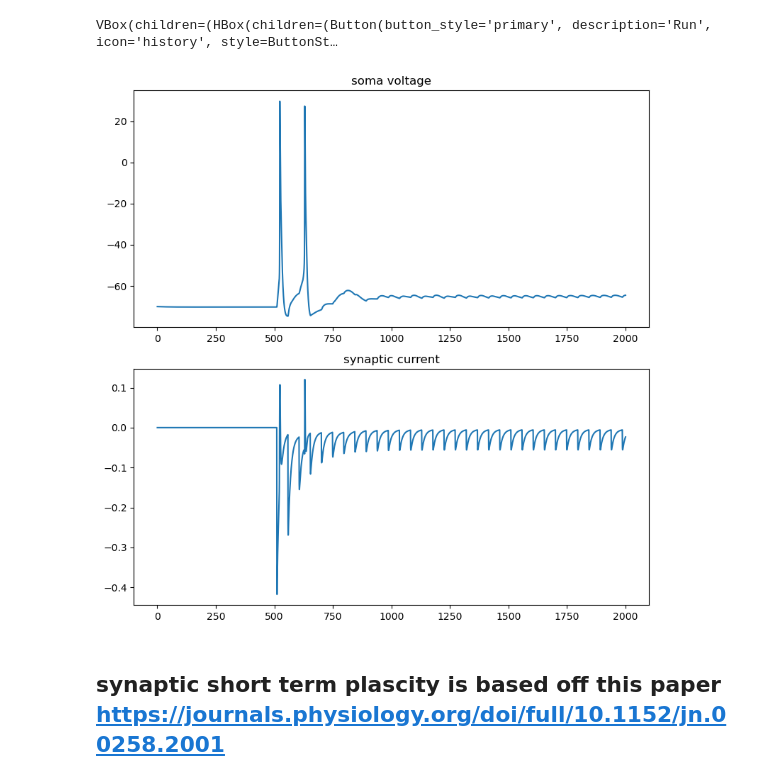
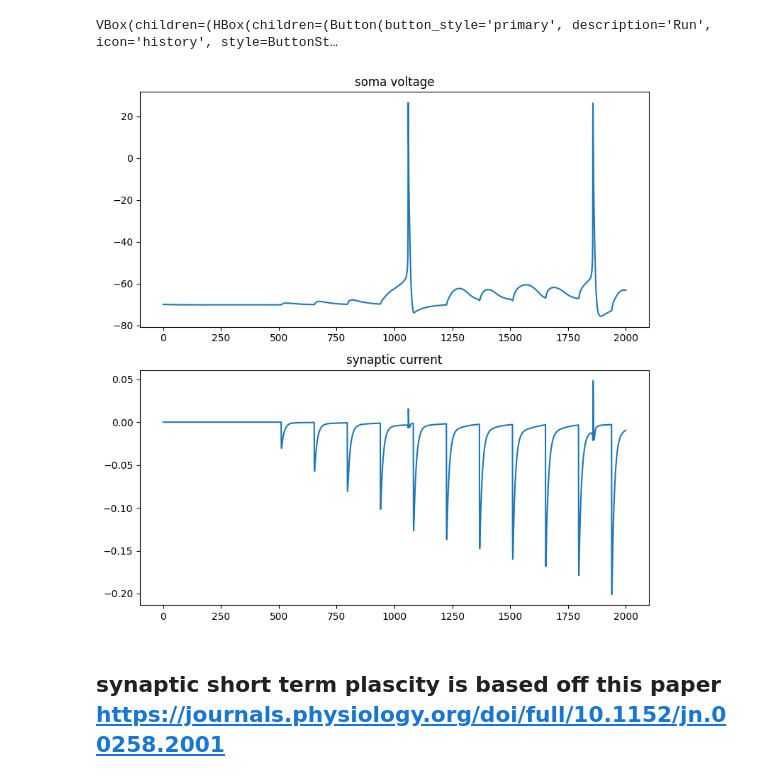
Before and after one commit to GregGlickert/Neural-Modeling-Manual, a Jupyter notebook: Chapter-3-Synaptic-Design/Section-2-Short-Term-Plasticity/Short-Term-Notebook.ipynb, the cells around one changed output. Drawn from its saved outputs; the diff is of its cells as text; code cells hidden in the pictures.

Commit message:
changed default dep value in fac syn

```diff
--- a/Chapter-3-Synaptic-Design/Section-2-Short-Term-Plasticity/Short-Term-Notebook.ipynb
+++ b/Chapter-3-Synaptic-Design/Section-2-Short-Term-Plasticity/Short-Term-Notebook.ipynb
@@ -93,8 +115,8 @@ w_fac_model = widgets.Button(description='Faciliating syn',icon='history',button
 w_weight = widgets.FloatSlider(value=weight,min=0.001,max=50, step=0.2,description='syn weight',style=dict(description_width='initial'))
 w_input_freqency = widgets.FloatSlider(value=input_freqency,min=0.001,max=50, step=1,description='Input Freq',style=dict(description_width='initial'))
 w_Use = widgets.FloatSlider(value=Use,min=0.001,max=1, step=0.01,description='init efficacy',style=dict(description_width='initial'))
-w_tau_f = widgets.FloatSlider(value=tau_f,min=0,max=2000, step=10,description='tau f',style=dict(description_width='initial'))
-w_tau_d = widgets.FloatSlider(value=tau_d,min=0,max=2000, step=10,description='tau d',style=dict(description_width='initial'))
+w_tau_f = widgets.FloatSlider(value=tau_f,min=0,max=2000, step=10,description='tau fac',style=dict(description_width='initial'))
+w_tau_d = widgets.FloatSlider(value=tau_d,min=0,max=2000, step=10,description='tau dep',style=dict(description_width='initial'))
 
 def run_model(*arges):
     clear_output()  #               Removes the sliders and then updated the values and displays the new valuesgit
@@ -102,34 +124,34 @@ def run_model(*arges):
     weight = w_weight.value
     input_freqency = w_input_freqency.value
     Use = w_Use.value
     tau_f = w_tau_f.value
     tau_d = w_tau_d.value
     display(ui)
     model(weight,input_freqency,Use,tau_f,tau_d)
 
 def depressing_model(*arges):
     clear_output()
     print("changing synaptic values!")
     w_Use.value = 0.5
     w_tau_d.value = 800
     w_tau_f.value = 0
     display(ui)
 
 def fac_model(*arges):
     clear_output()
     print("changing synaptic values!")
     w_Use.value = 0.03
-    w_tau_d.value = 300
+    w_tau_d.value = 0
     w_tau_f.value = 1800
     display(ui)
 
 w_run.on_click(run_model)
 w_dep_model.on_click(depressing_model)
 w_fac_model.on_click(fac_model)
 ui = VBox([HBox([w_run,w_dep_model,w_fac_model,w_Use]), HBox([w_weight,w_tau_f]),HBox([w_input_freqency,w_tau_d])])
 ui
 # %% [output]
 VBox(children=(HBox(children=(Button(button_style='primary', description='Run', icon='history', style=ButtonSt…
-[figure, old version]
+[figure, new version]
 # %% [markdown]
 ## synaptic short term plascity is based off this paper https://journals.physiology.org/doi/full/10.1152/jn.00258.2001
```
Also changed, not shown: parts of 1 cell of this notebook.
